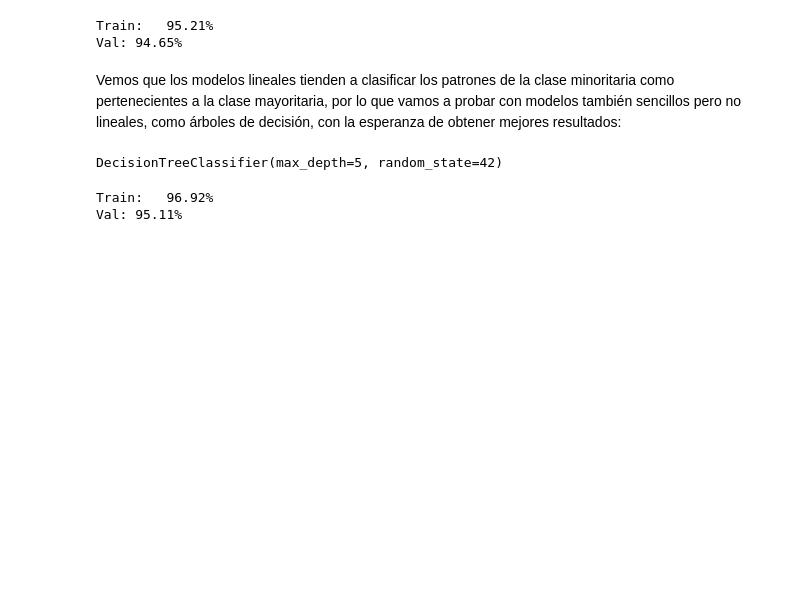
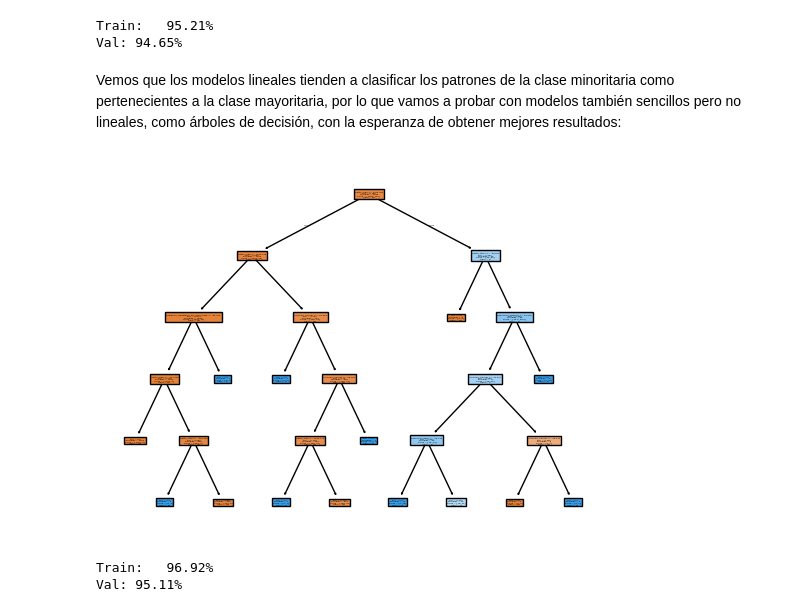
Before and after one commit to RamonArtigues/Actividad_1_modulo_4, a Jupyter notebook: Actividad_001.ipynb, the cells around one changed output. Drawn from its saved outputs; the diff is of its cells as text; code cells hidden in the pictures; blank space fills up the shorter version.

Commit message:
Guardado arbol

```diff
--- a/Actividad_001.ipynb
+++ b/Actividad_001.ipynb
@@ -352,11 +336,15 @@ Val: 94.65%
 Vemos que los modelos lineales tienden a clasificar los patrones de la clase minoritaria como pertenecientes a la clase mayoritaria, por lo que vamos a probar con modelos también sencillos pero no lineales, como árboles de decisión, con la esperanza de obtener mejores resultados:
 # %%
 from sklearn.tree import DecisionTreeClassifier
+from sklearn.tree import plot_tree
 
 arbol = DecisionTreeClassifier(max_depth=5, random_state=42)
 arbol.fit(X_train, y_train)
+
+plot_tree(arbol, filled=True, feature_names=columnas_seleccionadas, class_names=['No', 'Sí'])
+plt.show()
 # %% [output]
-DecisionTreeClassifier(max_depth=5, random_state=42)
+[figure, added]
 # %%
 # Validacion de datos
 print(f"Train:   {arbol.score(X_train, y_train):.2%}")
```
Also changed, not shown: parts of 3 cells of this notebook.
